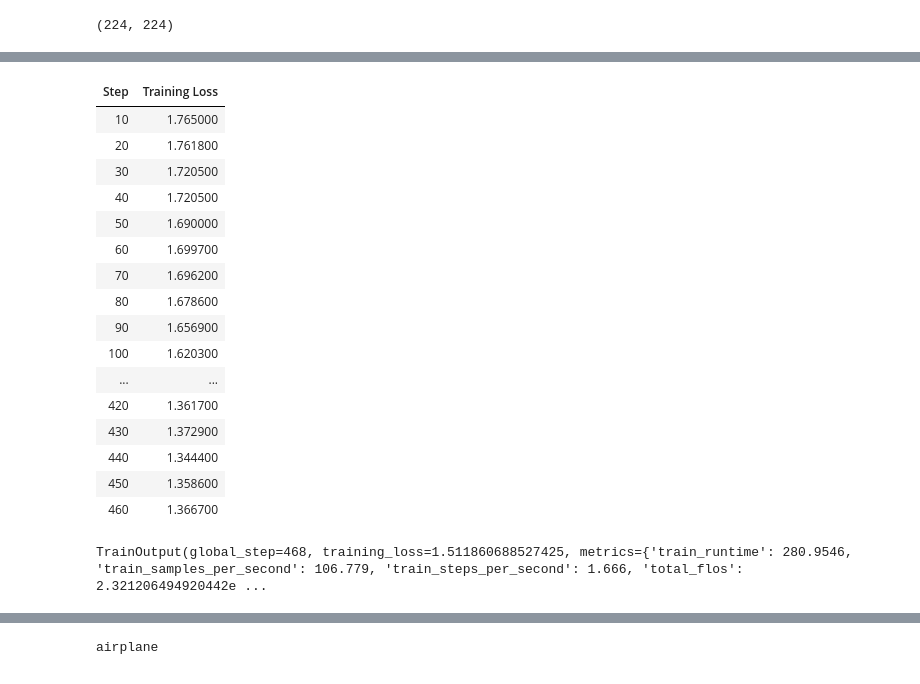
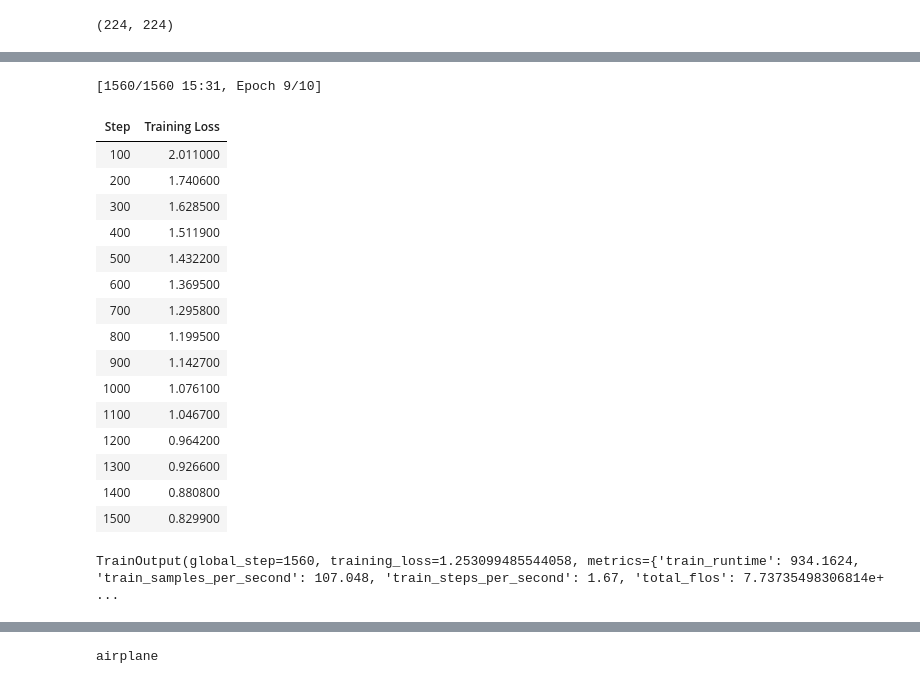
Before and after one commit to shubhagrawal30/ViT_weak_lensing, a Jupyter notebook: notebooks/attention-flow.ipynb, the cells around one changed output, grey strips where cells are left out. Cells and saved outputs as stored; diff of their text form; code cells hidden in the pictures.

```diff
--- a/notebooks/attention-flow.ipynb
+++ b/notebooks/attention-flow.ipynb
@@ -149,9 +149,9 @@ training_args = TrainingArguments(
     per_device_train_batch_size=16,
     gradient_accumulation_steps=4,
     # per_device_eval_batch_size=16,
-    num_train_epochs=3,
+    num_train_epochs=10,
     warmup_ratio=0,
-    logging_steps=10,
+    logging_steps=100,
     # load_best_model_at_end=True,
     # metric_for_best_model="accuracy",
 )
@@ -169,21 +171,21 @@ trainer.train()
+[1560/1560 15:31, Epoch 9/10]
 | Step | Training Loss |
-| 10 | 1.765000 |
-| 20 | 1.761800 |
-| 30 | 1.720500 |
-| 40 | 1.720500 |
-| 50 | 1.690000 |
-| 60 | 1.699700 |
-| 70 | 1.696200 |
-| 80 | 1.678600 |
-| 90 | 1.656900 |
-| 100 | 1.620300 |
-| ... | ... |
-| 420 | 1.361700 |
-| 430 | 1.372900 |
-| 440 | 1.344400 |
-| 450 | 1.358600 |
-| 460 | 1.366700 |
+| 100 | 2.011000 |
+| 200 | 1.740600 |
+| 300 | 1.628500 |
+| 400 | 1.511900 |
+| 500 | 1.432200 |
+| 600 | 1.369500 |
+| 700 | 1.295800 |
+| 800 | 1.199500 |
+| 900 | 1.142700 |
+| 1000 | 1.076100 |
+| 1100 | 1.046700 |
+| 1200 | 0.964200 |
+| 1300 | 0.926600 |
+| 1400 | 0.880800 |
+| 1500 | 0.829900 |
-TrainOutput(global_step=468, training_loss=1.511860688527425, metrics={'train_runtime': 280.9546, 'train_samples_per_second': 106.779, 'train_steps_per_second': 1.666, 'total_flos': 2.321206494920442e ...
+TrainOutput(global_step=1560, training_loss=1.253099485544058, metrics={'train_runtime': 934.1624, 'train_samples_per_second': 107.048, 'train_steps_per_second': 1.67, 'total_flos': 7.73735498306814e+ ...
 # %%
 test_dataloader = DataLoader(data["test"], collate_fn=collate_fn, batch_size=4)
 # %%
```
Also changed, not shown: parts of 4 cells of this notebook.
